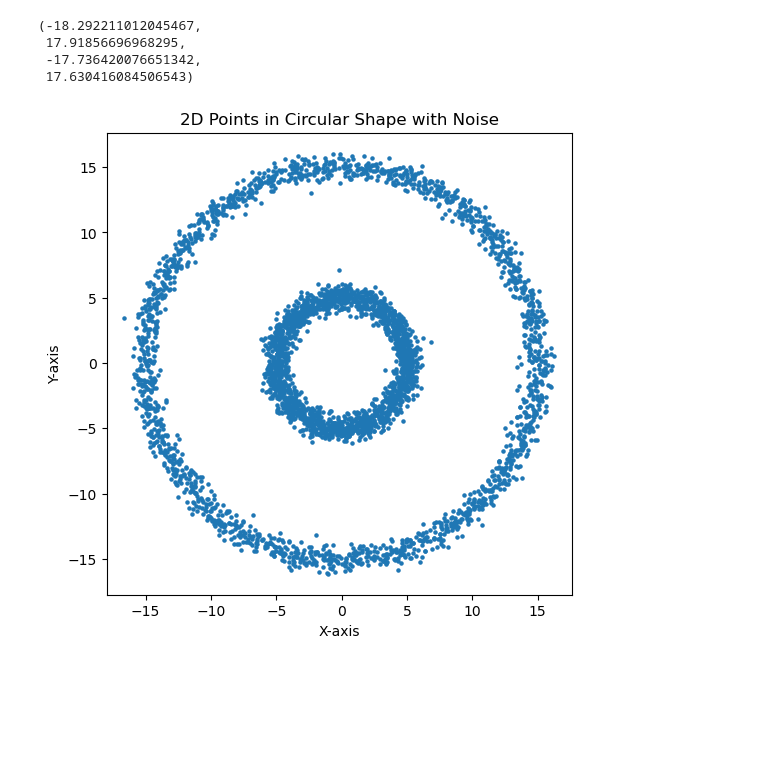
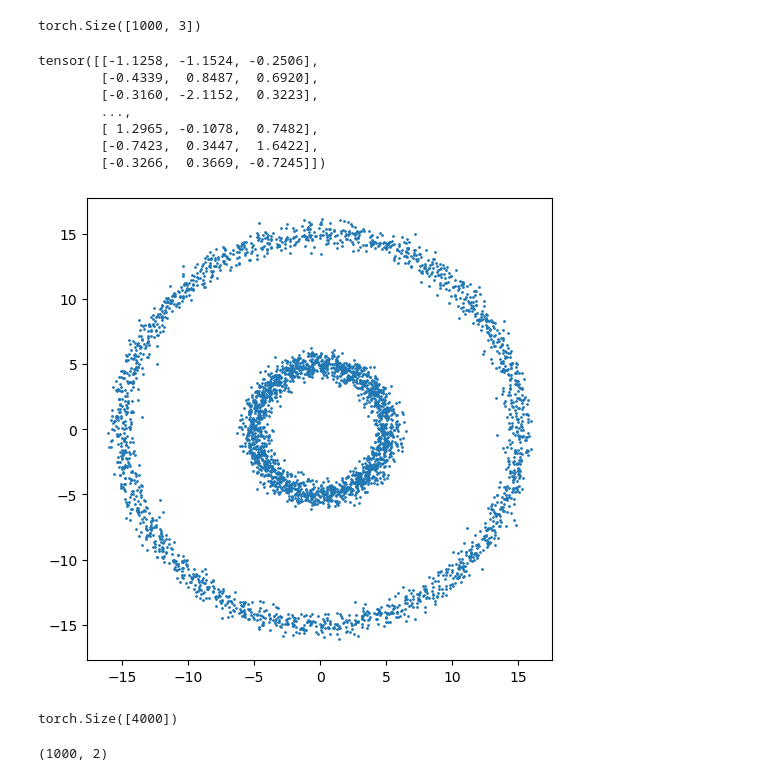
Before and after one commit to BP4769/Normalizing-Flow-Reproducibility, a Jupyter notebook: test_normalizing_flow.ipynb, the cells around one changed output. Saved outputs shown, nothing was run; the diff lists cells and outputs as text; code cells hidden in the pictures; blank space fills up the shorter version.

```diff
--- a/test_normalizing_flow.ipynb
+++ b/test_normalizing_flow.ipynb
@@ -4,60 +4,88 @@ from normalizing_flows import Flow
 from normalizing_flows.architectures import RealNVP
 import matplotlib.pyplot as plt
 import numpy as np
+# %%
+
+torch.manual_seed(0)
+
+n_data = 1000
+n_dim = 3
+
+x = torch.randn(n_data, n_dim)  # Generate some training data
+bijection = RealNVP(n_dim)  # Create the bijection
+flow = Flow(bijection)  # Create the normalizing flow
+
+flow.fit(x)  # Fit the normalizing flow to training data
+log_prob = flow.log_prob(x)  # Compute the log probability of training data
+x_new = flow.sample(50)  # Sample 50 new data points
+
+
+# print head of x
+print(x.shape)
+# %% [output]
+torch.Size([1000, 3])
+# %%
+print(x)
+# %% [output]
+tensor([[-1.1258, -1.1524, -0.2506],
+        [-0.4339,  0.8487,  0.6920],
+        [-0.3160, -2.1152,  0.3223],
+        ...,
+        [ 1.2965, -0.1078,  0.7482],
+        [-0.7423,  0.3447,  1.6422],
+        [-0.3266,  0.3669, -0.7245]])
 # %%
 def generate_circular_data(num_points, radius, noise_factor):
     # Generate angles uniformly
     angles = np.linspace(0, 2*np.pi, num_points)
 
     # Create points in polar coordinates
     x = radius * np.cos(angles)
     y = radius * np.sin(angles)
 
     # Add noise to the points
     x += np.random.normal(0, noise_factor, num_points)
     y += np.random.normal(0, noise_factor, num_points)
 
     return x, y
 
 # Number of points, radius of the circle, and noise factor
 num_points = 2000
 radius = 5
 noise_factor = 0.5
 
 # Generate the dataset
-x1, y1 = generate_circular_data(num_points, radius, noise_factor)
-x2, y2 = generate_circular_data(num_points, radius*3, noise_factor)
+data1 = generate_circular_data(num_points, radius, noise_factor)
+data2= generate_circular_data(num_points, radius*3, noise_factor)
 
 # Concatenate the two datasets
-x = np.concatenate([x1, x2])
-y = np.concatenate([y1, y2])
+data = np.concatenate((data1, data2), axis=1)
 
 # Plot the generated points
-plt.figure(figsize=(6, 6))
-plt.scatter(x, y, s=5)
-plt.title('2D Points in Circular Shape with Noise')
-plt.xlabel('X-axis')
-plt.ylabel('Y-axis')
-plt.axis('equal')
+plt.figure(figsize=(6,6))
+plt.scatter(data[0], data[1], s=1)
+plt.show()
 # %% [output]
-(-18.292211012045467,
- 17.91856696968295,
- -17.736420076651342,
- 17.630416084506543)
-[figure, old version]
+[figure, new version]
 # %%
 torch.manual_seed(0)
 
-n_data = 1000
+data_tensor = torch.tensor(np.stack(data, axis=1)).float()  # Generate some training data
+
+n_data = num_points * 2
 n_dim = 2
 
-x = torch.randn(n_data, n_dim)  # Generate some training data
 bijection = RealNVP(n_dim)  # Create the bijection
 flow = Flow(bijection)  # Create the normalizing flow
 
-flow.fit(x)  # Fit the normalizing flow to training data
-log_prob = flow.log_prob(x)  # Compute the log probability of training data
+flow.fit(data_tensor)  # Fit the normalizing flow to training data
+log_prob = flow.log_prob(data_tensor)  # Compute the log probability of training data
 x_new = flow.sample(50)  # Sample 50 new data points
 
 print(log_prob.shape)  # (100,)
-print(x_new.shape)  # (50, 3)
+# %% [output]
+torch.Size([4000])
+# %%
+print(x_new.shape)
+# %% [output]
+(1000, 2)
```
Also changed, not shown: parts of 4 cells of this notebook.
